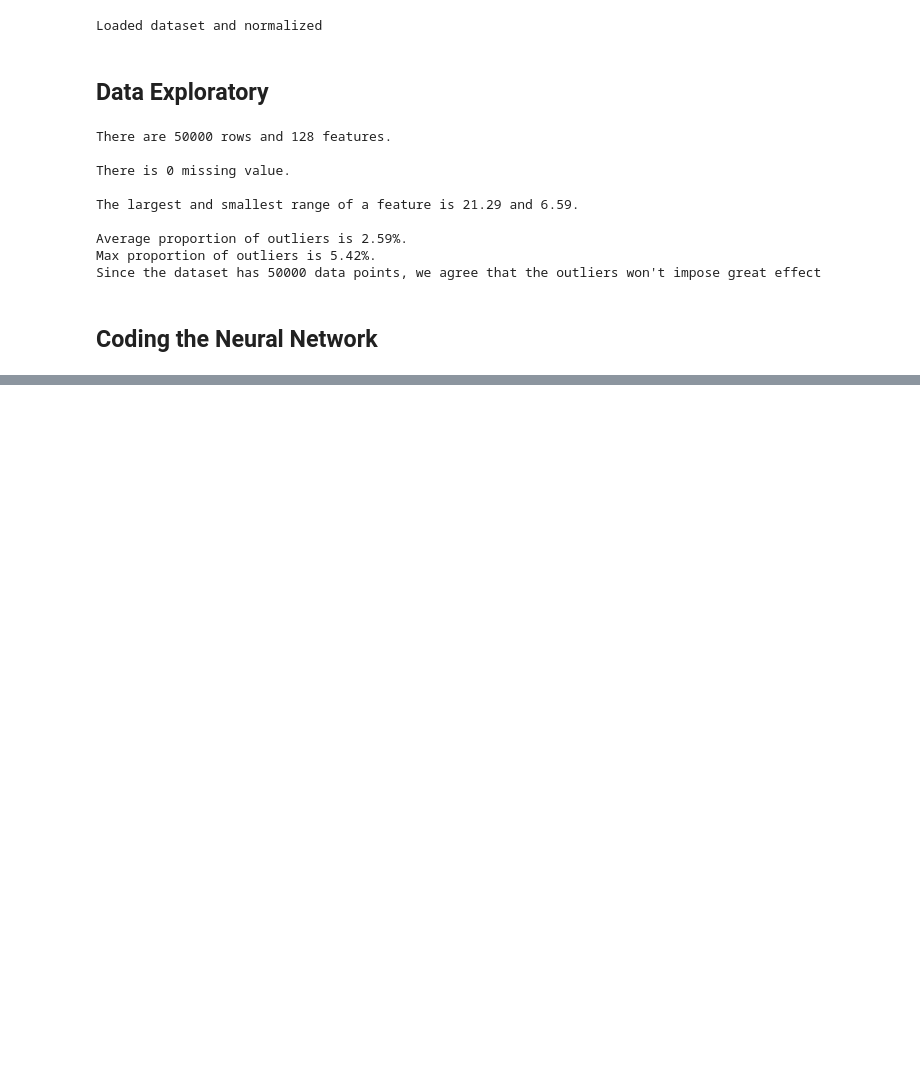
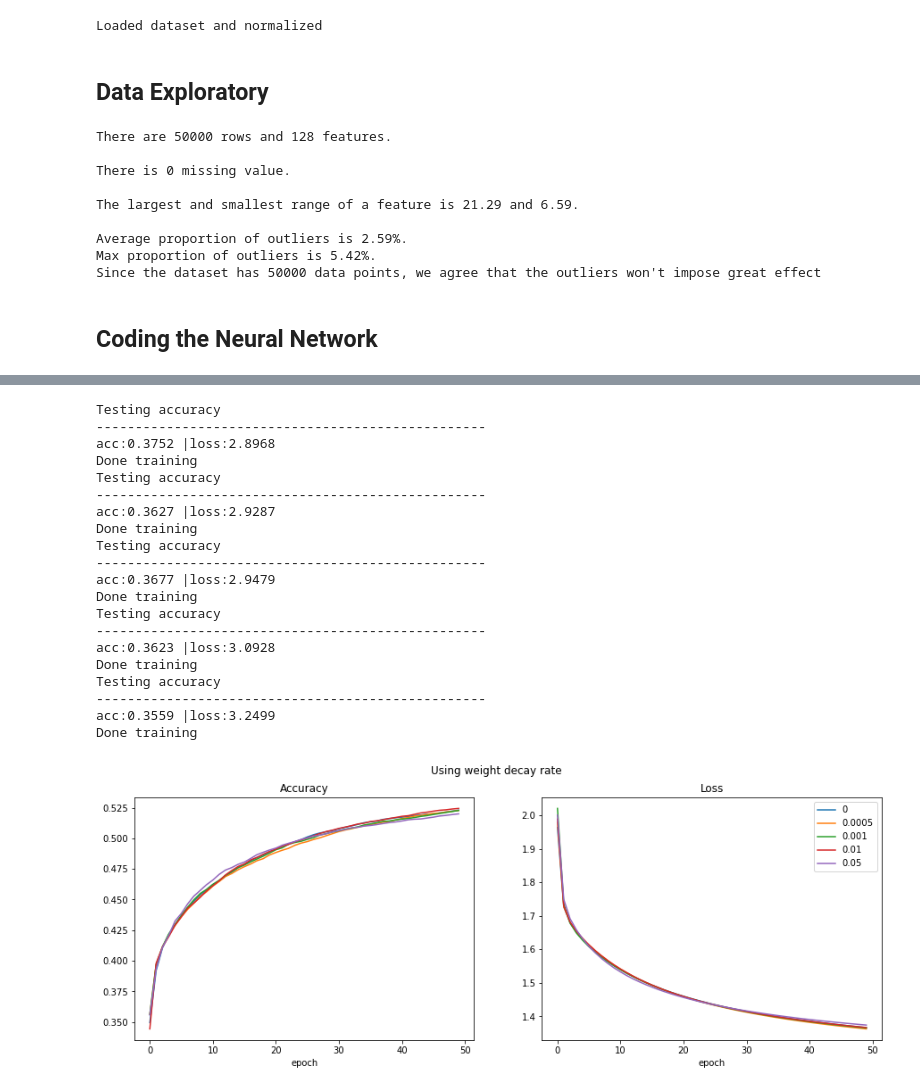
Before and after one commit to jhnliu/comp5349, a Jupyter notebook: COMP5349_Assignment_1_code.ipynb, the cells around one changed output, grey strips where cells are left out. Saved outputs shown, nothing was run; the diff lists cells and outputs as text; code cells hidden in the pictures; blank space fills up the shorter version.

```diff
--- a/COMP5349_Assignment_1_code.ipynb
+++ b/COMP5349_Assignment_1_code.ipynb
@@ -667,0 +938,62 @@ def create_batches(inputs, targets, batchsize=64):
+# %%
+#Set some of the paramaters for the training process
+epochs = 50
+batch_size = 128
+learning_rate = 0.1
+# dropout_rate = 0.2
+weight_decay = [0, 0.0005, 0.001, 0.01, 0.05]
+
+all_acc = []
+all_loss = []
+test_acc = []
+test_loss = []
+for i in weight_decay:
+    experiment(50, batch_size, learning_rate, dropout_rate, all_acc, all_loss, test_acc, test_loss, y_train, y_test, i)
+
+
+fig, axs = plt.subplots(1,2, figsize=(15,5))
+
+for label, i in enumerate(all_acc):
+    axs[0].plot(i, label=weight_decay[label])
+
+axs[0].set_title("Accuracy")
+axs[0].set_xlabel("epoch")
+
+for label, i in enumerate(all_loss):
+    axs[1].plot(i, label=weight_decay[label])
+axs[1].set_title("Loss")
+axs[1].set_xlabel("epoch")
+
+
+fig.suptitle('Using weight decay rate')
+plt.legend()
+plt.show()
+
+
+# Concat the results
+test_name = ['2f_wg_0_lr_01', '2f_wg_00005_lr_01', '2f_wg_0001_lr_01', '2f_wg_001_lr_01', '2f_wg_005_lr_01']
+
+acc_train_df, loss_train_df, acc_test_series, loss_test_series = \
+    save_info_df(acc_train_df, loss_train_df, acc_test_series, loss_test_series, test_name, new=False)
+# %% [output]
+Testing accuracy
+--------------------------------------------------
+acc:0.3752 |loss:2.8968
+Done training
+Testing accuracy
+--------------------------------------------------
+acc:0.3627 |loss:2.9287
+Done training
+Testing accuracy
+--------------------------------------------------
+acc:0.3677 |loss:2.9479
+Done training
+Testing accuracy
+--------------------------------------------------
+acc:0.3623 |loss:3.0928
+Done training
+Testing accuracy
+--------------------------------------------------
+acc:0.3559 |loss:3.2499
+Done training
+[figure, added]
```
Also changed, not shown: parts of 17 cells of this notebook.
